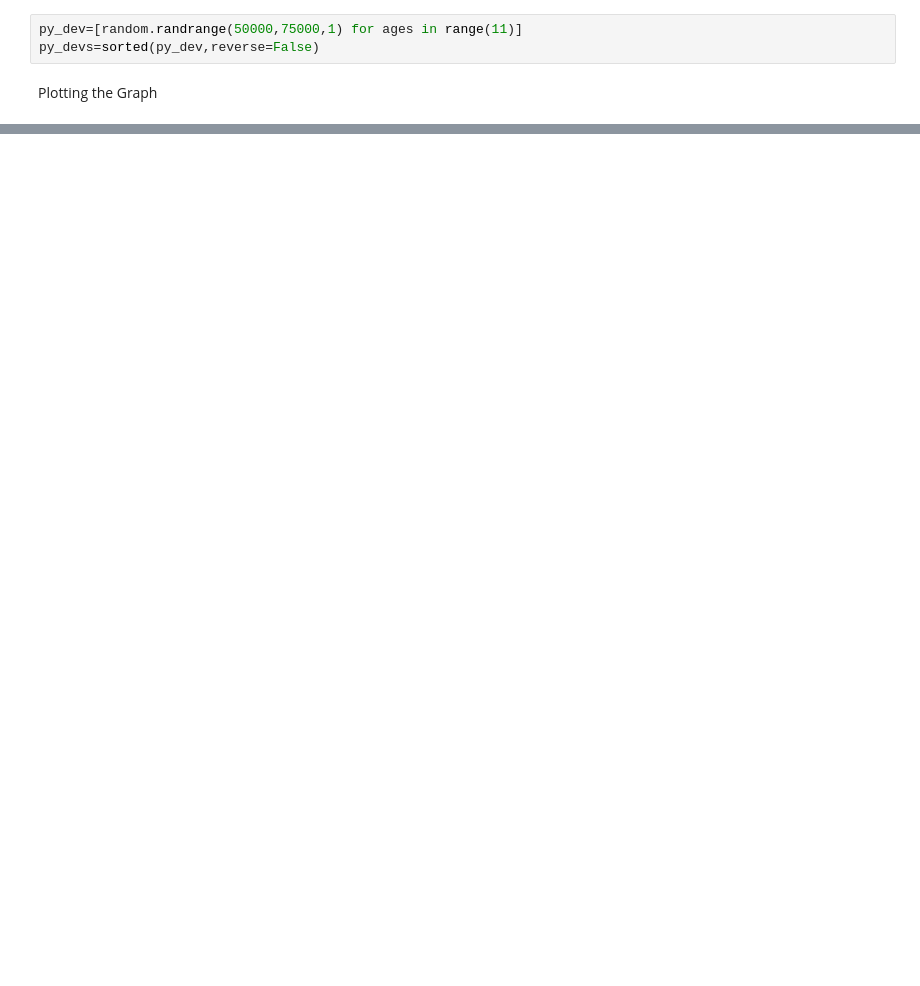
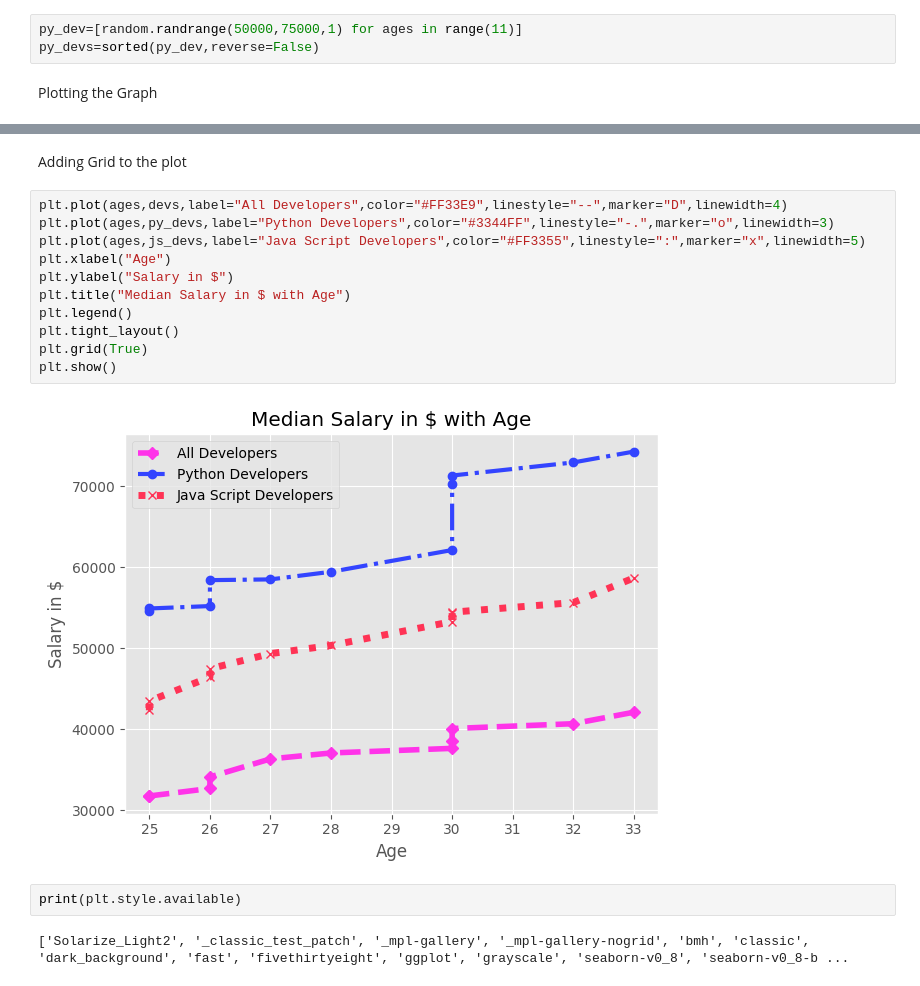
Before and after one commit to V-Adithya/DAV-Python, a Jupyter notebook: DAV Labsheet 4.ipynb, the cells around one changed output, grey strips where cells are left out. Drawn from its saved outputs; the diff is of its cells as text; blank space fills up the shorter version.

```diff
--- a/DAV Labsheet 4.ipynb
+++ b/DAV Labsheet 4.ipynb
@@ -58,0 +96,19 @@ plt.show()
+# %% [markdown]
+Adding Grid to the plot
+# %%
+plt.plot(ages,devs,label="All Developers",color="#FF33E9",linestyle="--",marker="D",linewidth=4)
+plt.plot(ages,py_devs,label="Python Developers",color="#3344FF",linestyle="-.",marker="o",linewidth=3)
+plt.plot(ages,js_devs,label="Java Script Developers",color="#FF3355",linestyle=":",marker="x",linewidth=5)
+plt.xlabel("Age")
+plt.ylabel("Salary in $")
+plt.title("Median Salary in $ with Age")
+plt.legend()
+plt.tight_layout()
+plt.grid(True)
+plt.show()
+# %% [output]
+[figure, added]
+# %%
+print(plt.style.available)
+# %% [output]
+['Solarize_Light2', '_classic_test_patch', '_mpl-gallery', '_mpl-gallery-nogrid', 'bmh', 'classic', 'dark_background', 'fast', 'fivethirtyeight', 'ggplot', 'grayscale', 'seaborn-v0_8', 'seaborn-v0_8-b ...
```
Also changed, not shown: parts of 10 cells of this notebook.
